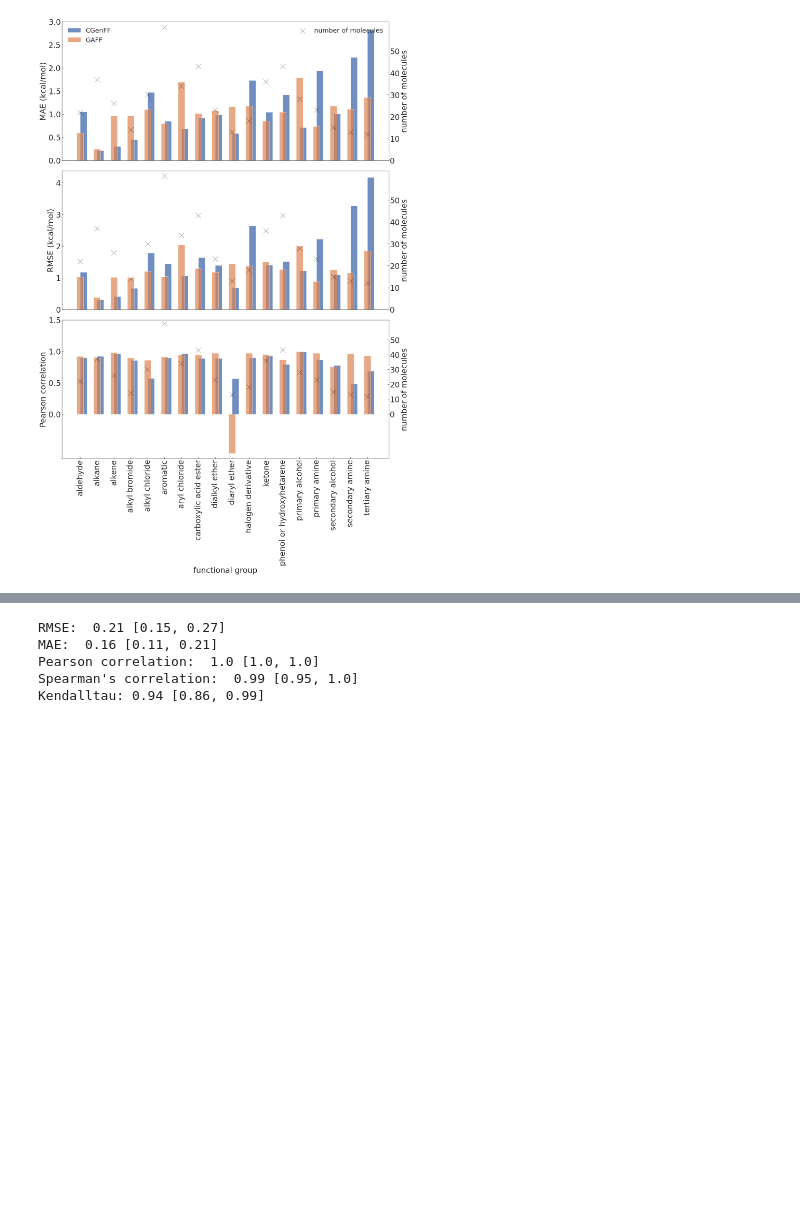
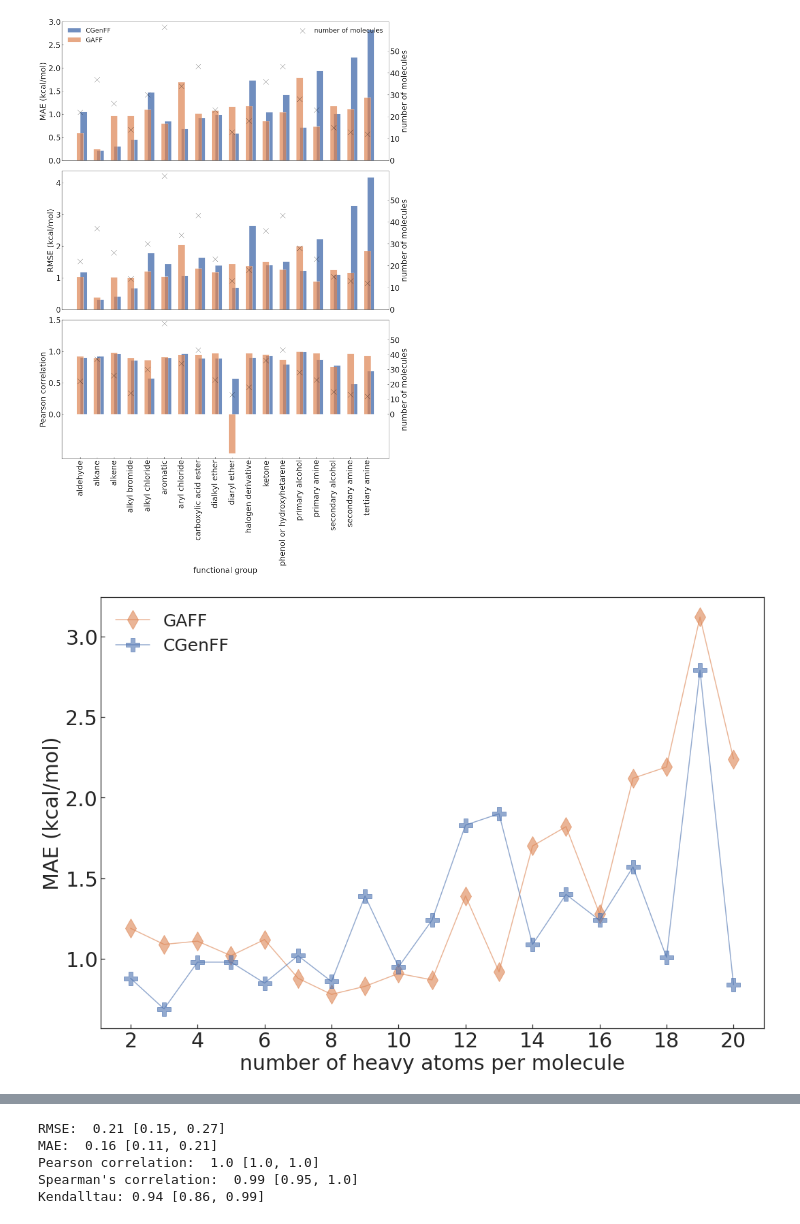
Before and after one commit to JohannesKarwou/notebooks, a Jupyter notebook: freeSolvSummary.ipynb, the cells around one changed output, grey strips where cells are left out. Saved outputs shown, nothing was run; the diff lists cells and outputs as text; code cells hidden in the pictures; blank space fills up the shorter version.

```diff
--- a/freeSolvSummary.ipynb
+++ b/freeSolvSummary.ipynb
@@ -430,3 +485,47 @@ plt.savefig("images/functional_groups_hist.pdf")
+# %%
+# From the previously generated array, rmse is calculated and stored in a list
+# the list is transformed to a np array
+def create_array(dictonary, lst):
+    for i in sorted(dictonary.keys()):
+        if len(dictonary[i]) > 3:
+            mae, lower, upper = calculate_mae_with_error(exp[i], dictonary[i])
+            lst.append(
+                [
+                    int(i),
+                    round(mae, 3),
+                    round(lower, 3),
+                    round(upper, 3),
+                ]
+            )
+    return lst
+
+
+nr_tf = []
+nr_gaff = []
+nr_tf = create_array(calc_tf, nr_tf)
+nr_gaff = create_array(calc_gaff, nr_gaff)
+
+nr_tf = np.asarray(nr_tf)
+nr_gaff = np.asarray(nr_gaff)
+# %%
+fig, ax1 = plt.subplots(figsize=(15, 10))
+
+ax1.plot(nr_gaff[:, 0], nr_gaff[:, 1], alpha=0.6, marker="d", color="C1", label="GAFF")
+# ax1.fill_between(nr_gaff[:, 0], nr_gaff[:, 2], nr_gaff[:, 3], color="C1", alpha=0.1)
+
+ax1.plot(nr_tf[:, 0], nr_tf[:, 1], alpha=0.6, marker="P", color="C0", label="CGenFF")
+# ax1.fill_between(nr_tf[:, 0], nr_tf[:, 2], nr_tf[:, 3], color="C0", alpha=0.1)
+
+
+ax1.set_ylabel("MAE (kcal/mol)")
+ax1.set_xlabel("number of heavy atoms per molecule")
+# ax1.set_yticks(np.arange(0,5))
+ax1.set_xticks(np.arange(2, 21, 2))
+plt.legend(frameon=False, loc="upper left")
+plt.tight_layout()
+plt.savefig("images/atoms_per_molecule.pdf")
+# %% [output]
+[figure, added]
 # %%
 groups.loc[:, "GAFF"] = np.nan
 groups.loc[:, "CGenFF"] = np.nan
```
Also changed, not shown: parts of 7 cells of this notebook, 9 other files.
